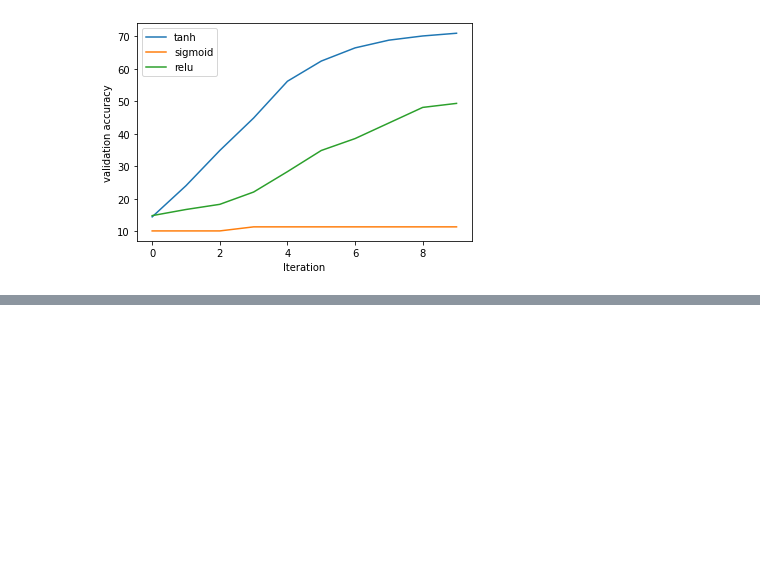
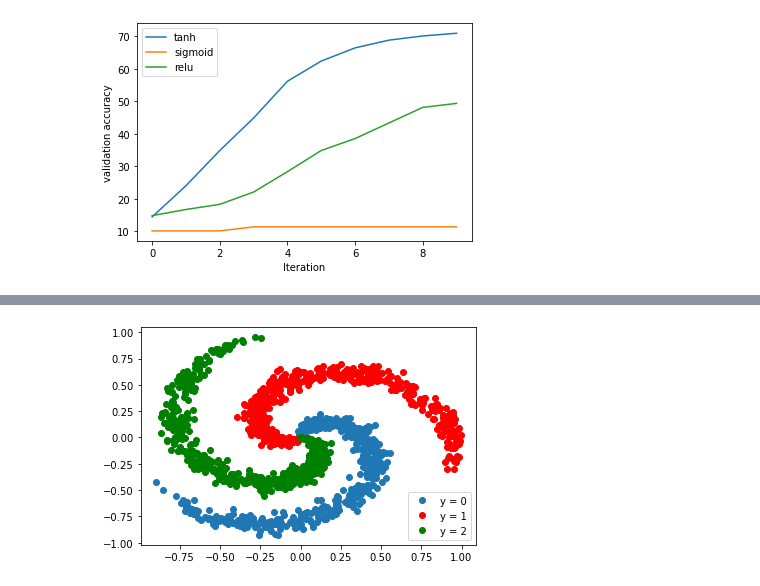
Before and after one commit to mehrankhosrojerdi/PyTorch, a Jupyter notebook: 10_Deep_Neural_Network.ipynb, the cells around one changed output, grey strips where cells are left out. Saved outputs shown, nothing was run; the diff lists cells and outputs as text; code cells hidden in the pictures; blank space fills up the shorter version.

```diff
--- a/10_Deep_Neural_Network.ipynb
+++ b/10_Deep_Neural_Network.ipynb
@@ -172,0 +203,43 @@ plt.legend()
+# %%
+# Create Data Class
+
+class Data(Dataset):
+
+    #  modified from: http://cs231n.github.io/neural-networks-case-study/
+    # Constructor
+    def __init__(self, K=3, N=500):
+        D = 2
+        X = np.zeros((N * K, D)) # data matrix (each row = single example)
+        y = np.zeros(N * K, dtype='uint8') # class labels
+        for j in range(K):
+          ix = range(N * j, N * (j + 1))
+          r = np.linspace(0.0, 1, N) # radius
+          t = np.linspace(j * 4, (j + 1) * 4, N) + np.random.randn(N) * 0.2 # theta
+          X[ix] = np.c_[r * np.sin(t), r*np.cos(t)]
+          y[ix] = j
+        self.y = torch.from_numpy(y).type(torch.LongTensor)
+        self.x = torch.from_numpy(X).type(torch.FloatTensor)
+        self.len = y.shape[0]
+
+    # Getter
+    def __getitem__(self, index):
+        return self.x[index], self.y[index]
+
+    # Get Length
+    def __len__(self):
+        return self.len
+
+    # Plot the diagram
+    def plot_stuff(self):
+        plt.plot(self.x[self.y[:] == 0, 0].numpy(), self.x[self.y[:] == 0, 1].numpy(), 'o', label="y = 0")
+        plt.plot(self.x[self.y[:] == 1, 0].numpy(), self.x[self.y[:] == 1, 1].numpy(), 'ro', label="y = 1")
+        plt.plot(self.x[self.y[:] == 2, 0].numpy(), self.x[self.y[:] == 2, 1].numpy(), 'go', label="y = 2")
+        plt.legend()
+# %%
+# Create a Dataset object
+
+data_set = Data()
+data_set.plot_stuff()
+data_set.y = data_set.y.view(-1)
+# %% [output]
+[figure, added]
```
Also changed, not shown: parts of 3 cells of this notebook.
